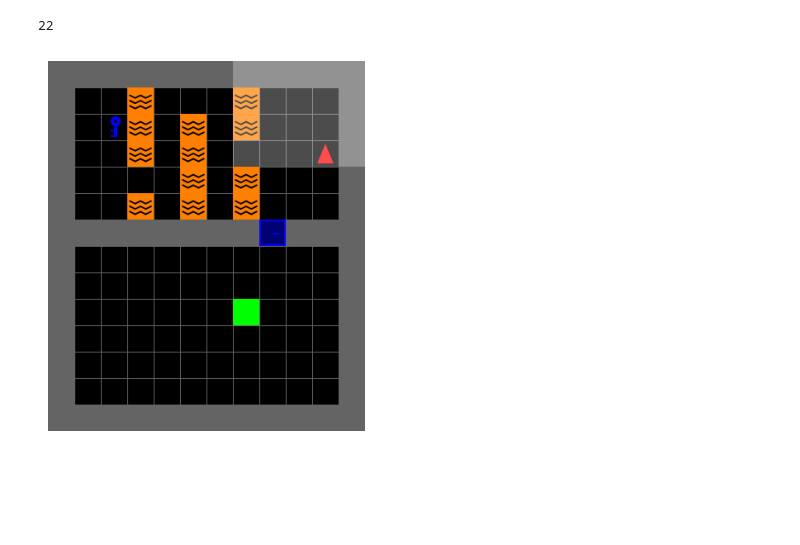
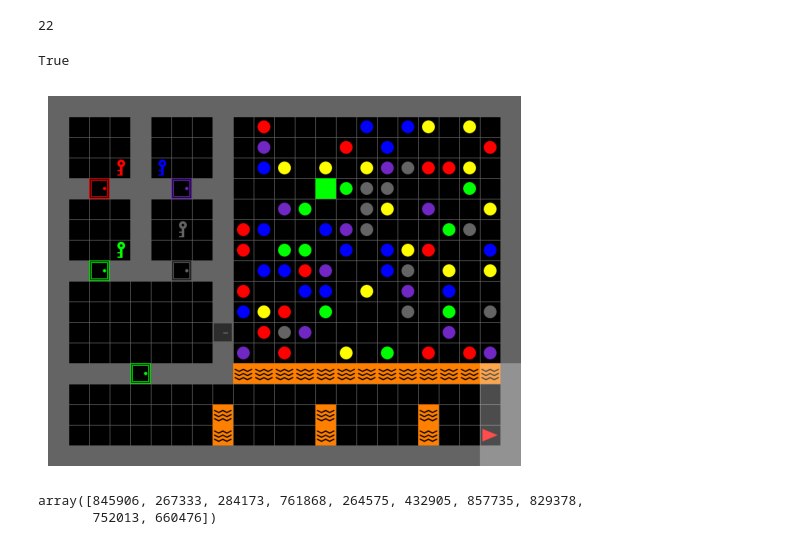
Before and after one commit to FelixDobro/Curriculum, a Jupyter notebook: dungeon.ipynb, the cells around one changed output. Saved outputs shown, nothing was run; the diff lists cells and outputs as text; code cells hidden in the pictures; blank space fills up the shorter version.

```diff
--- a/dungeon.ipynb
+++ b/dungeon.ipynb
@@ -720,17 +974,26 @@ len("#L....#..........................#")
 len("#L...L#...............")
 # %% [output]
 22
+# %%
+env = make_combined()
+
+env.reset()
+True
+# %% [output]
+True
 # %%
 import matplotlib.pyplot as plt
 
-env = make_dungeon_0()
 
-
-env.reset()
 frame = env.render()
 
 plt.imshow(frame)
 plt.axis('off')
 plt.show()
 # %% [output]
-[figure, old version]
+[figure, new version]
+# %%
+np.random.randint(low=0, high=1000000, size=(10,))
+# %% [output]
+array([845906, 267333, 284173, 761868, 264575, 432905, 857735, 829378,
+       752013, 660476])
```
Also changed, not shown: parts of 11 cells of this notebook, 9 other files.
